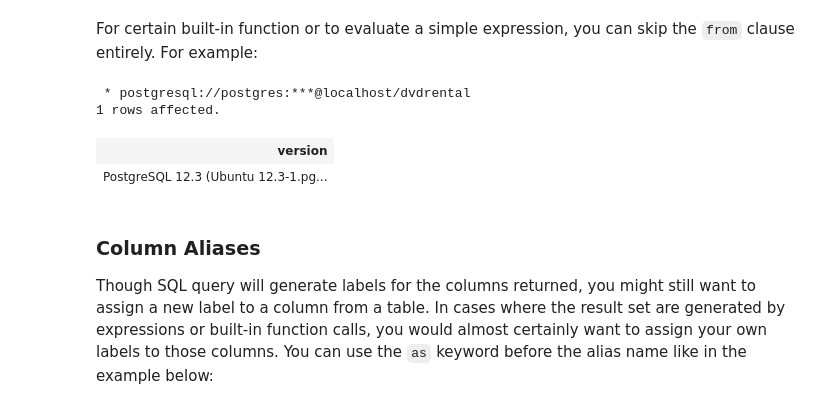
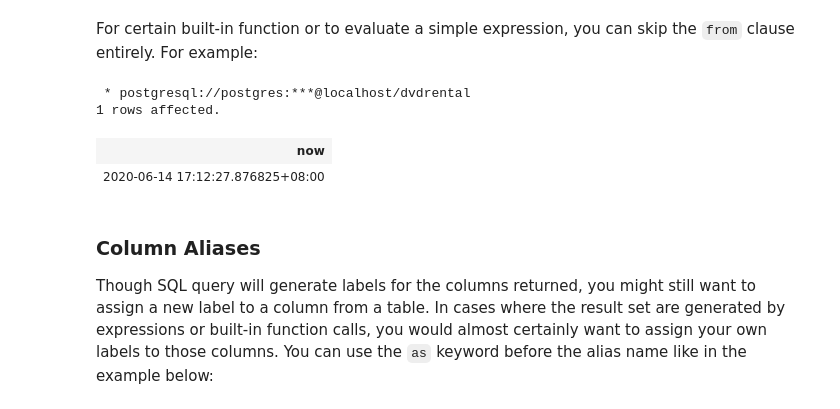
Before and after one commit to colintwh/sql-basics, a Jupyter notebook: QueryData.ipynb, the cells around one changed output. Cells and saved outputs as stored; diff of their text form; code cells hidden in the pictures.

```diff
--- a/QueryData.ipynb
+++ b/QueryData.ipynb
@@ -146,12 +148,12 @@ For certain built-in function or to evaluate a simple expression, you can skip t
 # %%
 %%sql
 
-SELECT version();
+SELECT NOW();
 # %% [output]
  * postgresql://postgres:***@localhost/dvdrental
 1 rows affected.
-| version |
-| PostgreSQL 12.3 (Ubuntu 12.3-1.pg... |
+| now |
+| 2020-06-14 17:12:27.876825+08:00 |
 # %% [markdown]
 ### Column Aliases
 
```
Also changed, not shown: parts of 36 cells of this notebook, 1 other file.
